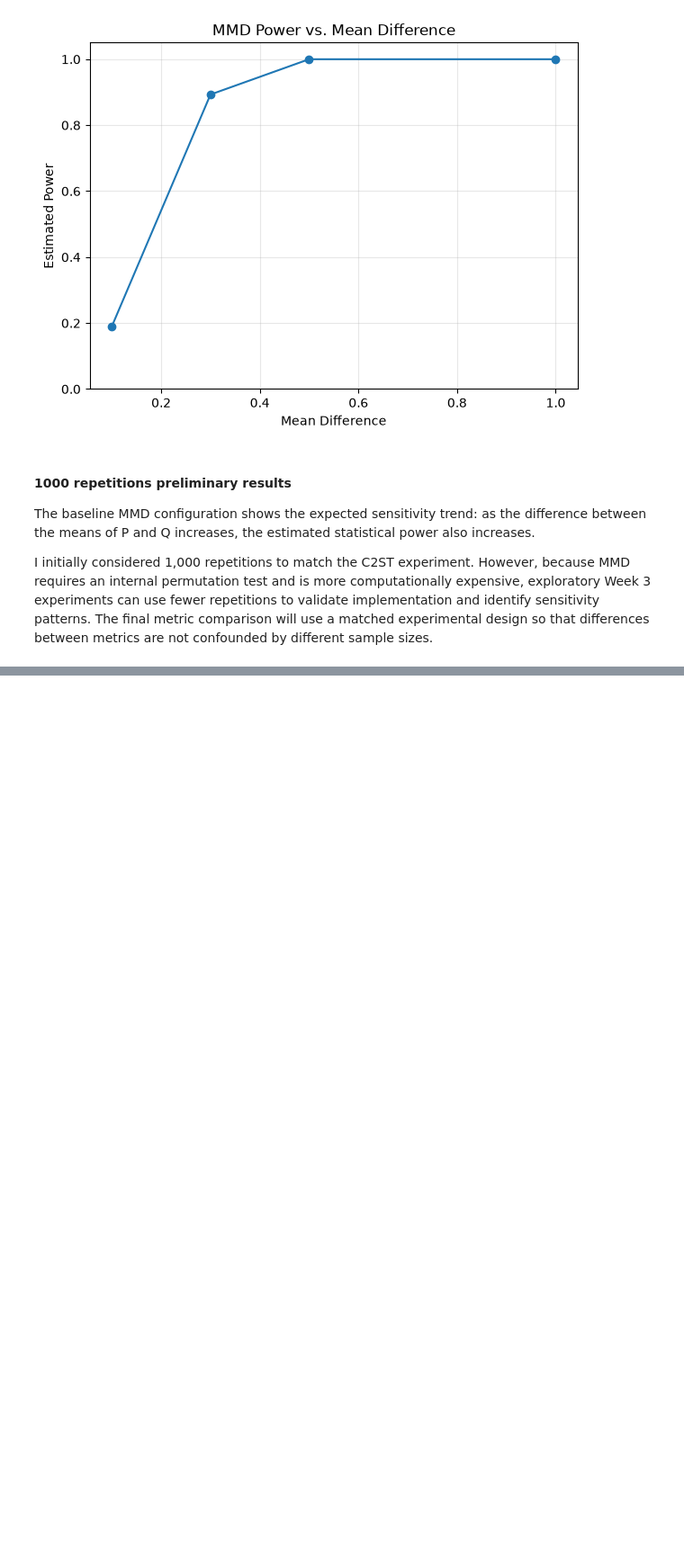
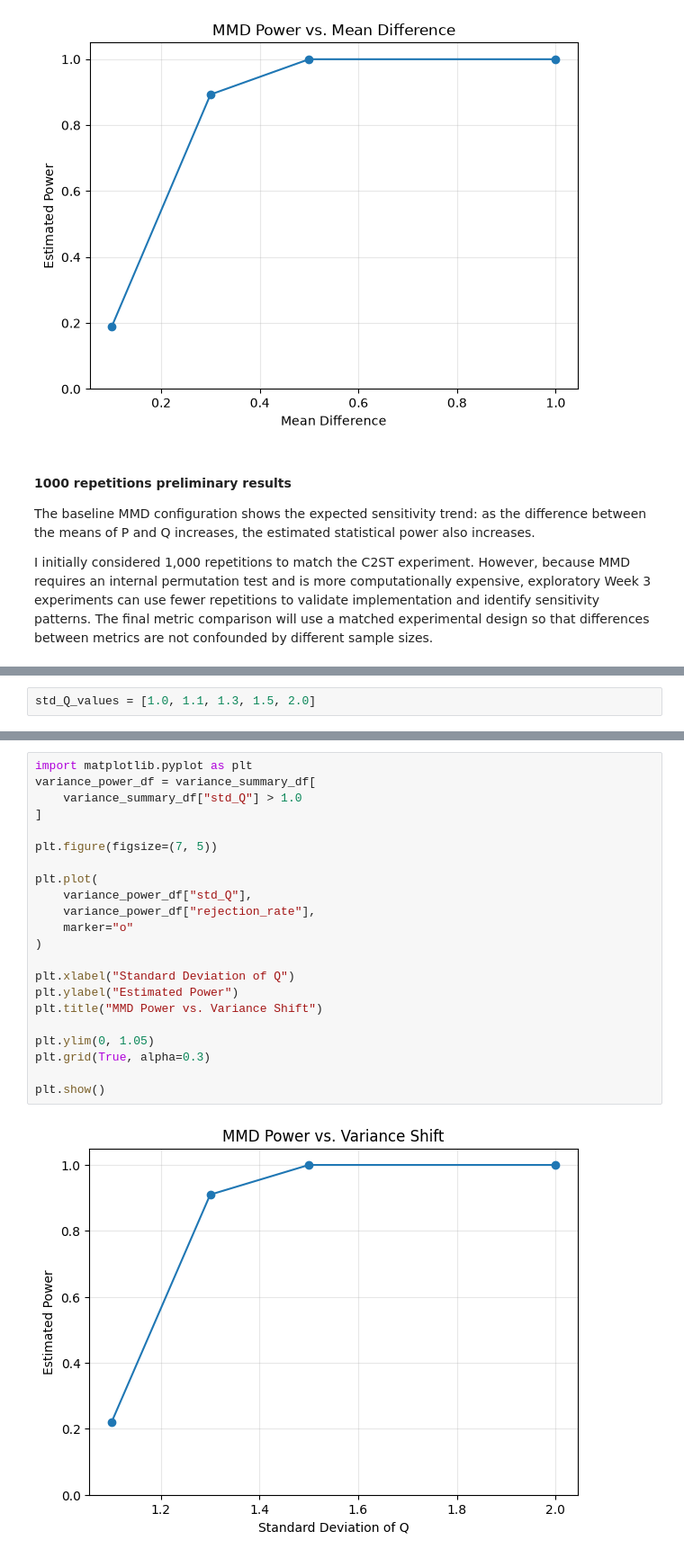
Before and after one commit to Jessica1158/fidelity-metric-lab, a Jupyter notebook: notebooks/03_mmd_toy.ipynb, the cells around one changed output, grey strips where cells are left out. Shown at 90% size. Drawn from its saved outputs; the diff is of its cells as text; blank space fills up the shorter version.

```diff
--- a/notebooks/03_mmd_toy.ipynb
+++ b/notebooks/03_mmd_toy.ipynb
@@ -655,0 +1112,2 @@ I initially considered 1,000 repetitions to match the C2ST experiment. However,
+# %%
+std_Q_values = [1.0, 1.1, 1.3, 1.5, 2.0]
@@ -655,0 +1215,24 @@ I initially considered 1,000 repetitions to match the C2ST experiment. However,
+# %%
+import matplotlib.pyplot as plt
+variance_power_df = variance_summary_df[
+    variance_summary_df["std_Q"] > 1.0
+]
+
+plt.figure(figsize=(7, 5))
+
+plt.plot(
+    variance_power_df["std_Q"],
+    variance_power_df["rejection_rate"],
+    marker="o"
+)
+
+plt.xlabel("Standard Deviation of Q")
+plt.ylabel("Estimated Power")
+plt.title("MMD Power vs. Variance Shift")
+
+plt.ylim(0, 1.05)
+plt.grid(True, alpha=0.3)
+
+plt.show()
+# %% [output]
+[figure, added]
```
Also changed, not shown: parts of 17 cells of this notebook, 6 other files.
